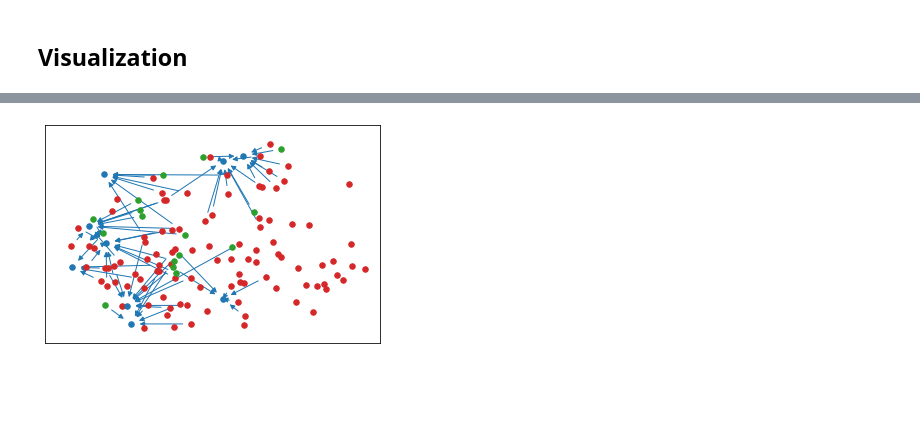
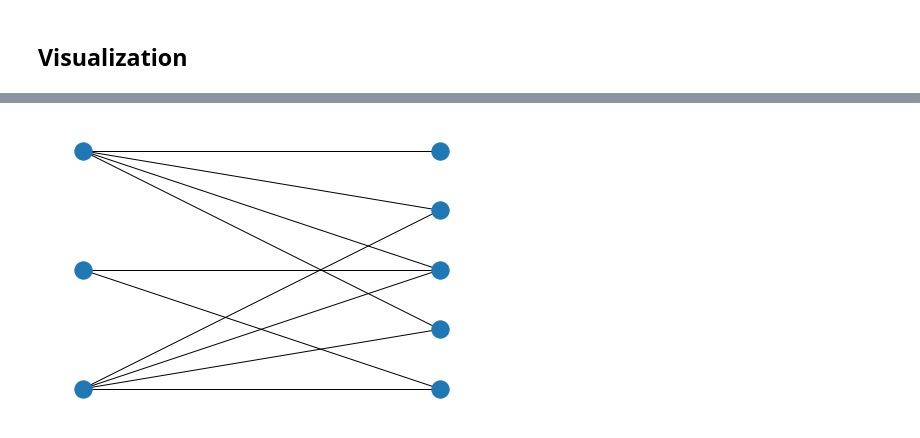
Before and after one commit to YuHung-Chiang/Network-Analysis, a Jupyter notebook: centrality/centrality.ipynb, the cells around one changed output, grey strips where cells are left out. Drawn from its saved outputs; the diff is of its cells as text; code cells hidden in the pictures; blank space fills up the shorter version.

```diff
--- a/centrality/centrality.ipynb
+++ b/centrality/centrality.ipynb
@@ -281,12 +370,13 @@ rumourNodes = list(set(rumourNodes).difference(isolates))
 non_rumourNodes = list(set(non_rumourNodes).difference(isolates))
 bridgeNodes = list(set(bridgeNodes).difference(isolates))
 
-pos = nx.spring_layout(G, k=0.15, iterations=20)
+# pos = nx.spring_layout(G, k=0.15, iterations=20)
+pos = nx.random_layout(G)
 node_size = 30
 
-nx.draw_networkx_nodes(G, pos, nodelist=rumourNodes, node_size=node_size, node_color="tab:red")
-nx.draw_networkx_nodes(G, pos, nodelist=non_rumourNodes, node_size=node_size, node_color="tab:green")
-nx.draw_networkx_nodes(G, pos, nodelist=bridgeNodes, node_size=node_size, node_color="tab:blue")
+# nx.draw_networkx_nodes(G, pos, nodelist=rumourNodes, node_size=node_size, node_color="tab:red")
+# nx.draw_networkx_nodes(G, pos, nodelist=non_rumourNodes, node_size=node_size, node_color="tab:green")
+# nx.draw_networkx_nodes(G, pos, nodelist=bridgeNodes, node_size=node_size, node_color="tab:blue")
 
 # nx.draw_networkx_edges(
 #             G,
@@ -300,13 +390,19 @@ nx.draw_networkx_nodes(G, pos, nodelist=bridgeNodes, node_size=node_size, node_c
 #             edgelist=G.out_edges(non_rumourNodes),
 #             edge_color="tab:green"
 #         )
-nx.draw_networkx_edges(
-            G,
-            pos,
-            edgelist=G.in_edges(bridgeNodes),
-            edge_color="tab:blue"
-        )
+# nx.draw_networkx_edges(
+#             G,
+#             pos,
+#             edgelist=G.in_edges(bridgeNodes),
+#             edge_color="tab:blue"
+#         )
 
 plt.show()
-# %% [output]
-[figure, removed]
+# %%
+G = nx.bipartite.gnmk_random_graph(3, 5, 10, seed=123)
+top = nx.bipartite.sets(G)[0]
+pos = nx.bipartite_layout(G, top)
+nx.draw(G,pos)
+plt.show()
+# %% [output]
+[figure, added]
```
Also changed, not shown: parts of 5 cells of this notebook, 7 other files.
